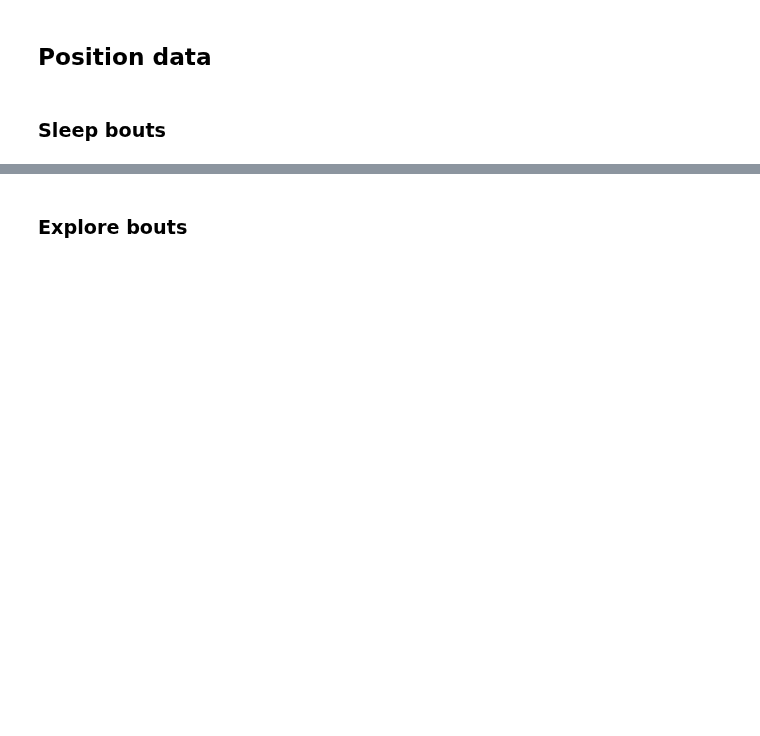
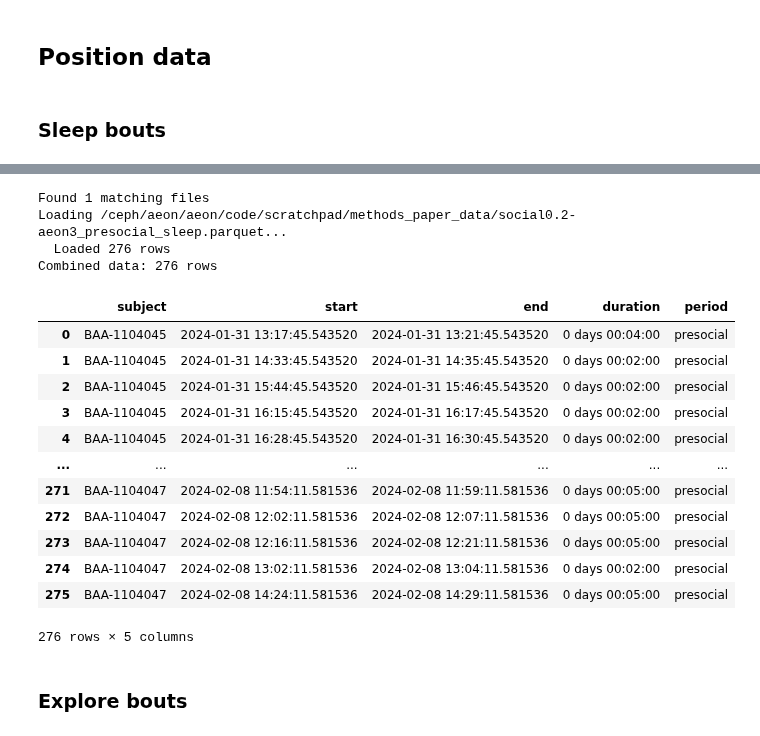
Before and after one commit to SainsburyWellcomeCentre/aeon_scratchpad, a Jupyter notebook: aeon_analysis/aeon_methods_paper/dj_data_loading.ipynb, the cells around one changed output, grey strips where cells are left out. Saved outputs shown, nothing was run; the diff lists cells and outputs as text; code cells hidden in the pictures; blank space fills up the shorter version.

Commit message:
finished sleep bouts and explore bouts saving and loading; genning data now

```diff
--- a/aeon_analysis/aeon_methods_paper/dj_data_loading.ipynb
+++ b/aeon_analysis/aeon_methods_paper/dj_data_loading.ipynb
@@ -663,10 +668,3 @@ def sleep_bouts(
     sleep_bouts_df = sleep_bouts_df[sleep_bouts_df["duration"] >= min_bout_time]
 
     return sleep_bouts_df
-# %%
-"""Example usage:"""
-
-pos_df = presocial_df
-subject = pos_df["identity_name"].iloc[0]
-sleep_bouts_df = sleep_bouts(pos_df.iloc[0:4_000_000], subject)
-sleep_bouts_df
@@ -673,3 +725,32 @@ sleep_bouts_df
+# %%
+"""Example usage:"""
+
+sleep_df = load_data_from_parquet(
+    experiment_name="social0.2-aeon3",
+    period="presocial",
+    data_type="sleep",
+    data_dir=data_dir,
+    set_time_index=True
+)
+display(sleep_df)
+# %% [output]
+Found 1 matching files
+Loading /ceph/aeon/aeon/code/scratchpad/methods_paper_data/social0.2-aeon3_presocial_sleep.parquet...
+  Loaded 276 rows
+Combined data: 276 rows
+|  | subject | start | end | duration | period |
+| 0 | BAA-1104045 | 2024-01-31 13:17:45.543520 | 2024-01-31 13:21:45.543520 | 0 days 00:04:00 | presocial |
+| 1 | BAA-1104045 | 2024-01-31 14:33:45.543520 | 2024-01-31 14:35:45.543520 | 0 days 00:02:00 | presocial |
+| 2 | BAA-1104045 | 2024-01-31 15:44:45.543520 | 2024-01-31 15:46:45.543520 | 0 days 00:02:00 | presocial |
+| 3 | BAA-1104045 | 2024-01-31 16:15:45.543520 | 2024-01-31 16:17:45.543520 | 0 days 00:02:00 | presocial |
+| 4 | BAA-1104045 | 2024-01-31 16:28:45.543520 | 2024-01-31 16:30:45.543520 | 0 days 00:02:00 | presocial |
+| ... | ... | ... | ... | ... | ... |
+| 271 | BAA-1104047 | 2024-02-08 11:54:11.581536 | 2024-02-08 11:59:11.581536 | 0 days 00:05:00 | presocial |
+| 272 | BAA-1104047 | 2024-02-08 12:02:11.581536 | 2024-02-08 12:07:11.581536 | 0 days 00:05:00 | presocial |
+| 273 | BAA-1104047 | 2024-02-08 12:16:11.581536 | 2024-02-08 12:21:11.581536 | 0 days 00:05:00 | presocial |
+| 274 | BAA-1104047 | 2024-02-08 13:02:11.581536 | 2024-02-08 13:04:11.581536 | 0 days 00:02:00 | presocial |
+| 275 | BAA-1104047 | 2024-02-08 14:24:11.581536 | 2024-02-08 14:29:11.581536 | 0 days 00:05:00 | presocial |
+276 rows × 5 columns
 # %% [markdown]
 ### Explore bouts
 # %%
```
Also changed, not shown: parts of 8 cells of this notebook.
